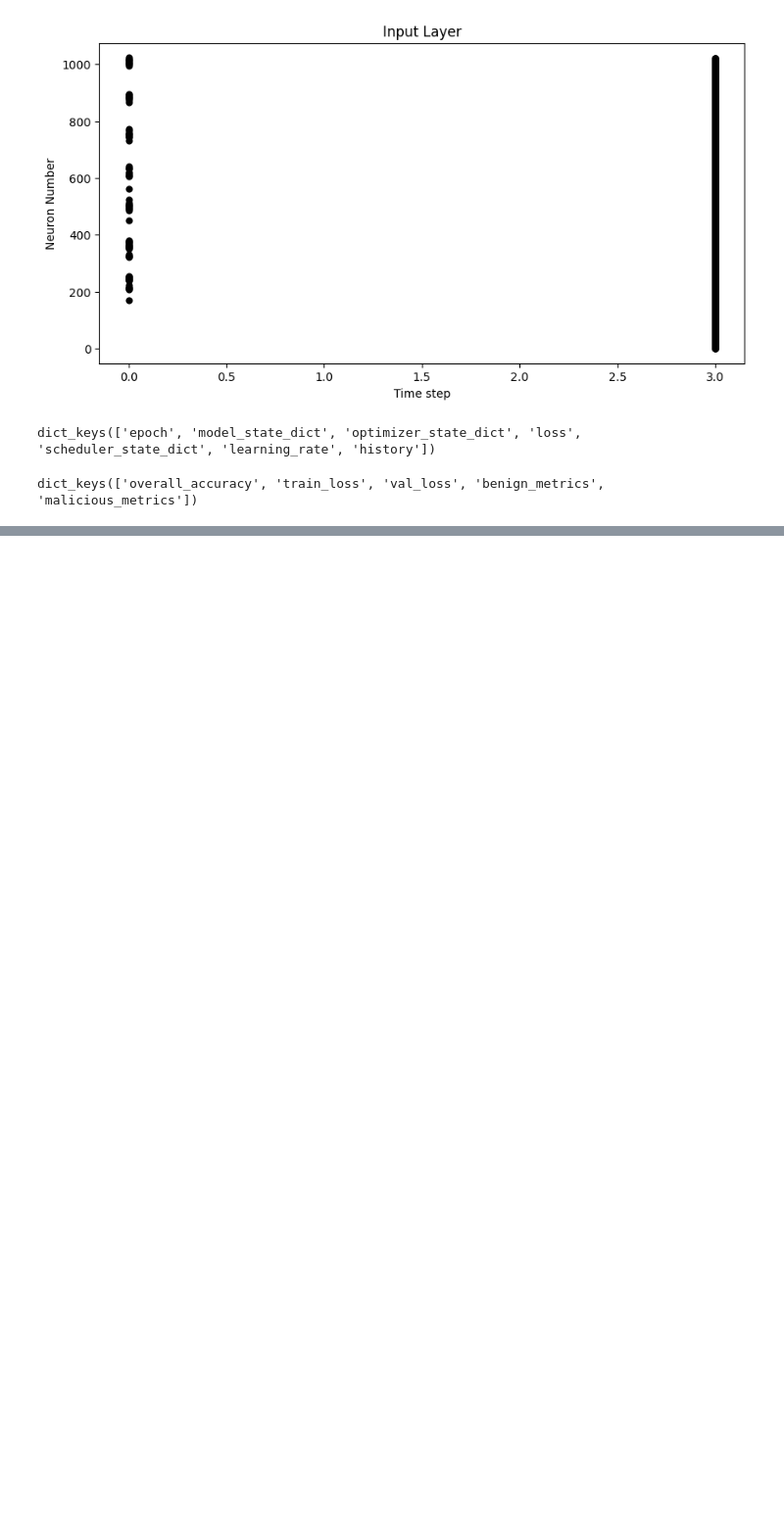
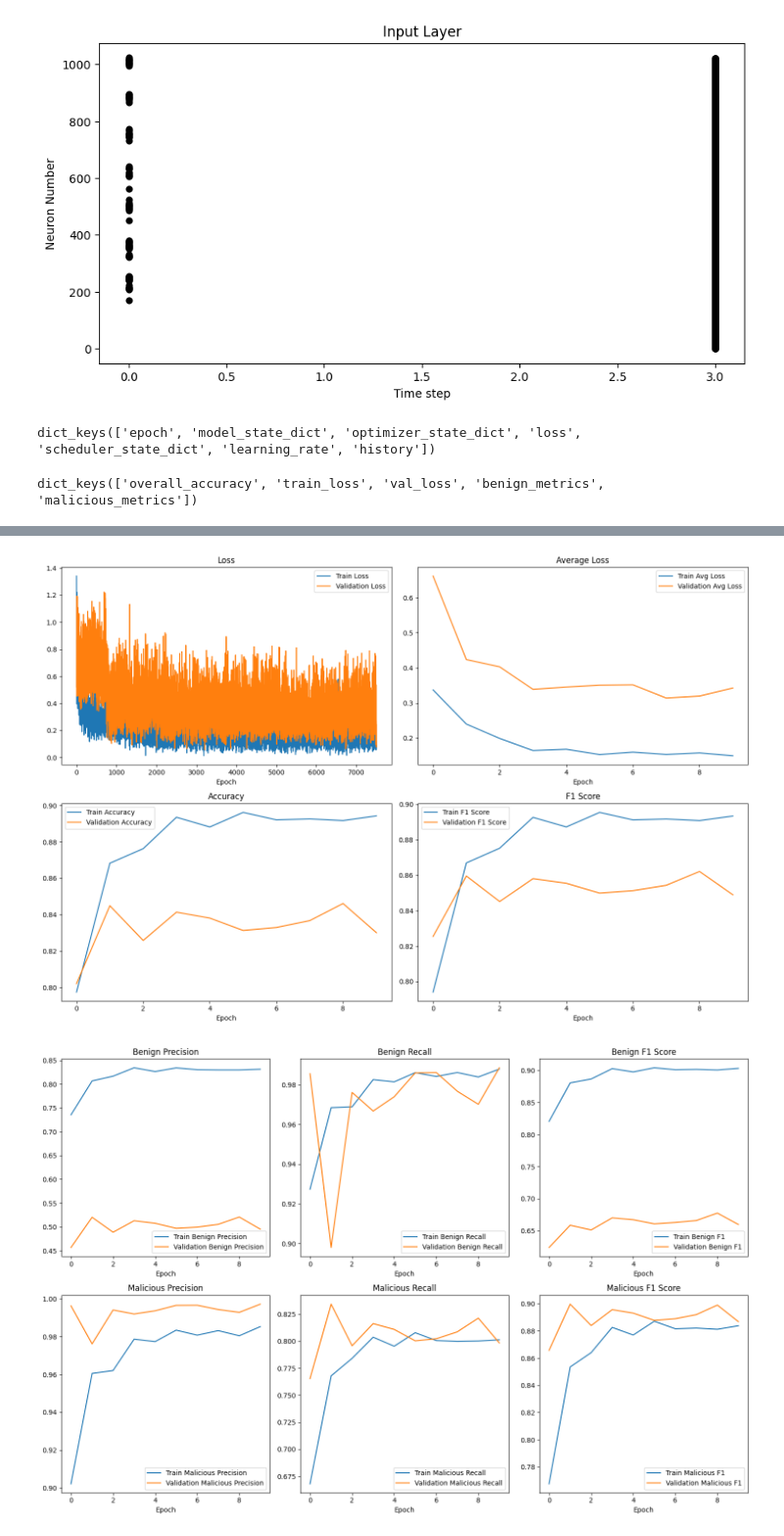
Before and after one commit to druvdub/3yp, a Jupyter notebook: notebooks/inference_tuning_and_visualization/visualization.ipynb, the cells around one changed output, grey strips where cells are left out. Shown: that part at 98% size. Cells and saved outputs as stored; diff of their text form; code cells hidden in the pictures; blank space fills up the shorter version.

```diff
--- a/notebooks/inference_tuning_and_visualization/visualization.ipynb
+++ b/notebooks/inference_tuning_and_visualization/visualization.ipynb
@@ -195,0 +479,2 @@ def plot_metrics(values_to_plot: dict, title, x_label, y_label):
+# %%
+basic_snn_history = load_metrics_from_checkpoint(f"{base_dir}/{available_dirs[2]}", "model_latency_tau1_thresh0.01.pt", only_history=False)
@@ -195,0 +485,5 @@ def plot_metrics(values_to_plot: dict, title, x_label, y_label):
+# %%
+plot_metrics_snn(basic_snn_history["metrics"])
+# %% [output]
+[figure, added]
+[figure, added]
```
Also changed, not shown: parts of 7 cells of this notebook, 11 other files.
